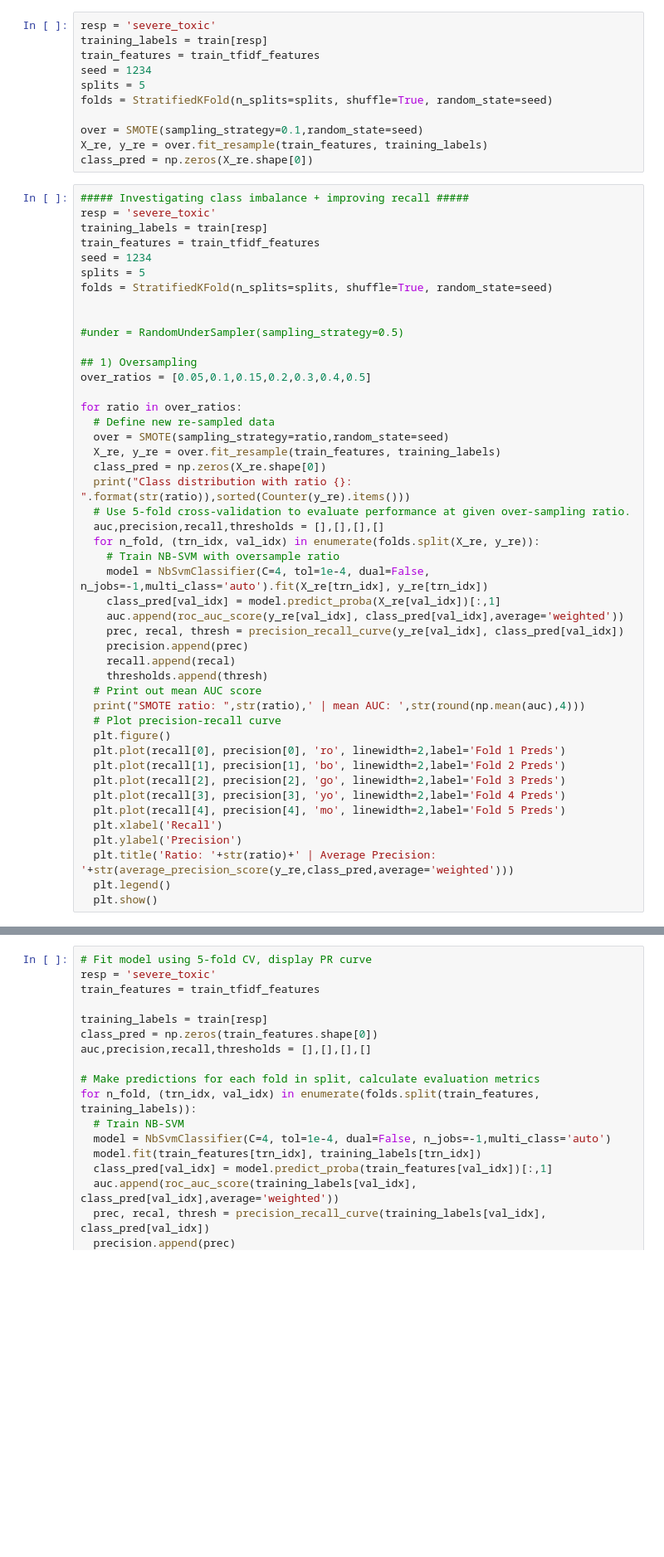
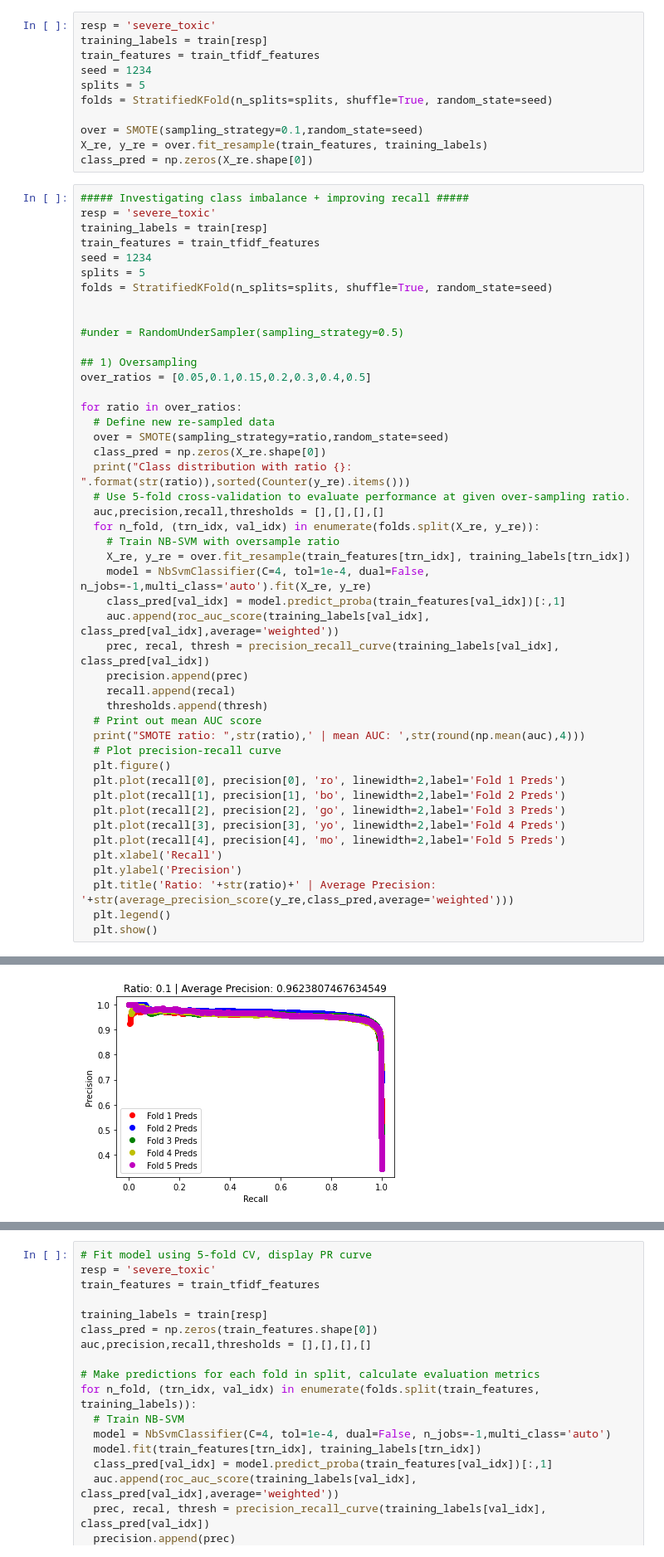
Before and after one commit to markerenberg/Toxic-Comment-Classification, a Jupyter notebook: NB_SVM_with_SMOTE.ipynb, the cells around one changed output, grey strips where cells are left out. Shown at 83% size. Cells and saved outputs as stored; diff of their text form; blank space fills up the shorter version.

```diff
--- a/NB_SVM_with_SMOTE.ipynb
+++ b/NB_SVM_with_SMOTE.ipynb
@@ -334,17 +334,17 @@ over_ratios = [0.05,0.1,0.15,0.2,0.3,0.4,0.5]
 for ratio in over_ratios:
   # Define new re-sampled data
   over = SMOTE(sampling_strategy=ratio,random_state=seed)
-  X_re, y_re = over.fit_resample(train_features, training_labels)
   class_pred = np.zeros(X_re.shape[0])
   print("Class distribution with ratio {}: ".format(str(ratio)),sorted(Counter(y_re).items()))
   # Use 5-fold cross-validation to evaluate performance at given over-sampling ratio.
   auc,precision,recall,thresholds = [],[],[],[]
   for n_fold, (trn_idx, val_idx) in enumerate(folds.split(X_re, y_re)):
     # Train NB-SVM with oversample ratio
-    model = NbSvmClassifier(C=4, tol=1e-4, dual=False, n_jobs=-1,multi_class='auto').fit(X_re[trn_idx], y_re[trn_idx])
-    class_pred[val_idx] = model.predict_proba(X_re[val_idx])[:,1]
-    auc.append(roc_auc_score(y_re[val_idx], class_pred[val_idx],average='weighted'))
-    prec, recal, thresh = precision_recall_curve(y_re[val_idx], class_pred[val_idx])
+    X_re, y_re = over.fit_resample(train_features[trn_idx], training_labels[trn_idx])
+    model = NbSvmClassifier(C=4, tol=1e-4, dual=False, n_jobs=-1,multi_class='auto').fit(X_re, y_re)
+    class_pred[val_idx] = model.predict_proba(train_features[val_idx])[:,1]
+    auc.append(roc_auc_score(training_labels[val_idx], class_pred[val_idx],average='weighted'))
+    prec, recal, thresh = precision_recall_curve(training_labels[val_idx], class_pred[val_idx])
     precision.append(prec)
     recall.append(recal)
     thresholds.append(thresh)
@@ -369,0 +371 @@ Class distribution with ratio 0.1:  [(0, 157976), (1, 15797)]
+[figure, added]
```
Also changed, not shown: parts of 1 cell of this notebook.
